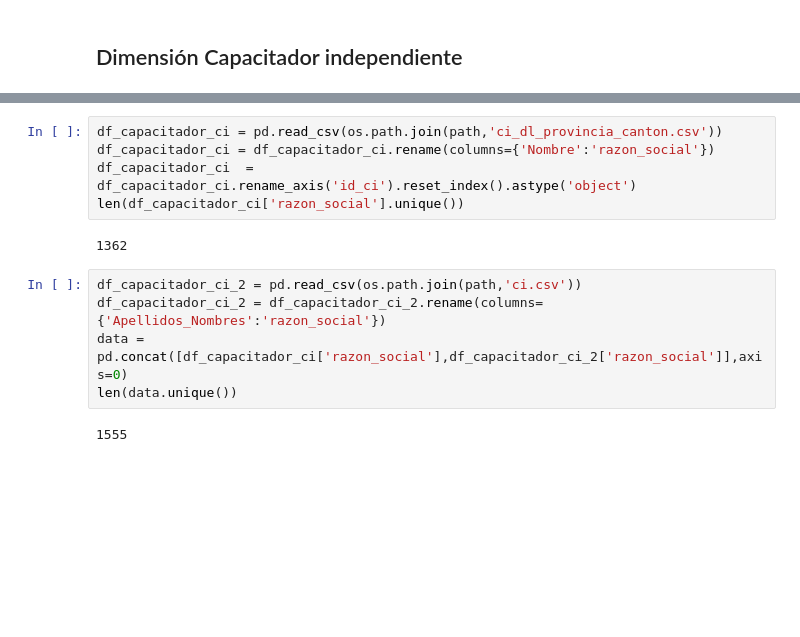
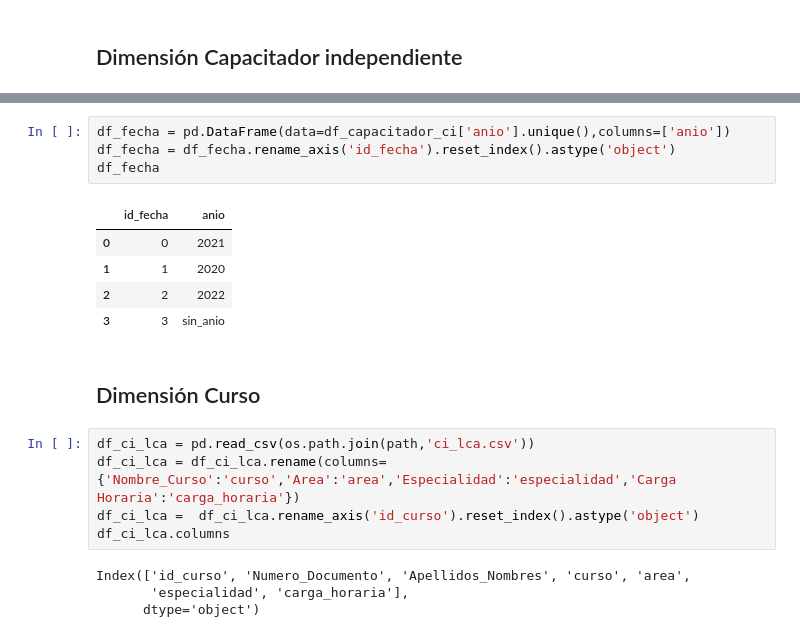
Before and after one commit to Herziox/Data-Mining-System-SETEC, a Jupyter notebook: 3_data_preprocesing_module/ETL_Datawarehouse.ipynb, the cells around one changed output, grey strips where cells are left out. Cells and saved outputs as stored; diff of their text form; blank space fills up the shorter version.

```diff
--- a/3_data_preprocesing_module/ETL_Datawarehouse.ipynb
+++ b/3_data_preprocesing_module/ETL_Datawarehouse.ipynb
@@ -413,14 +419,21 @@ os.mkdir(path_datawarehouse+path_datamart_ci,0o666)
+# %%
+df_fecha = pd.DataFrame(data=df_capacitador_ci['anio'].unique(),columns=['anio'])
+df_fecha = df_fecha.rename_axis('id_fecha').reset_index().astype('object')
+df_fecha
+# %% [output]
+|  | id_fecha | anio |
+| 0 | 0 | 2021 |
+| 1 | 1 | 2020 |
+| 2 | 2 | 2022 |
+| 3 | 3 | sin_anio |
+# %% [markdown]
+## Dimensión Curso
 # %%
-df_capacitador_ci = pd.read_csv(os.path.join(path,'ci_dl_provincia_canton.csv'))
-df_capacitador_ci = df_capacitador_ci.rename(columns={'Nombre':'razon_social'})
-df_capacitador_ci  = df_capacitador_ci.rename_axis('id_ci').reset_index().astype('object')
-len(df_capacitador_ci['razon_social'].unique())
+df_ci_lca = pd.read_csv(os.path.join(path,'ci_lca.csv'))
+df_ci_lca = df_ci_lca.rename(columns={'Nombre_Curso':'curso','Area':'area','Especialidad':'especialidad','Carga Horaria':'carga_horaria'})
+df_ci_lca =  df_ci_lca.rename_axis('id_curso').reset_index().astype('object')
+df_ci_lca.columns
 # %% [output]
-1362
+Index(['id_curso', 'Numero_Documento', 'Apellidos_Nombres', 'curso', 'area',
+       'especialidad', 'carga_horaria'],
+      dtype='object')
-# %%
-df_capacitador_ci_2 = pd.read_csv(os.path.join(path,'ci.csv'))
-df_capacitador_ci_2 = df_capacitador_ci_2.rename(columns={'Apellidos_Nombres':'razon_social'})
-data = pd.concat([df_capacitador_ci['razon_social'],df_capacitador_ci_2['razon_social']],axis=0)
-len(data.unique())
-# %% [output]
-1555
```
Also changed, not shown: parts of 10 cells of this notebook, 6 other files.
